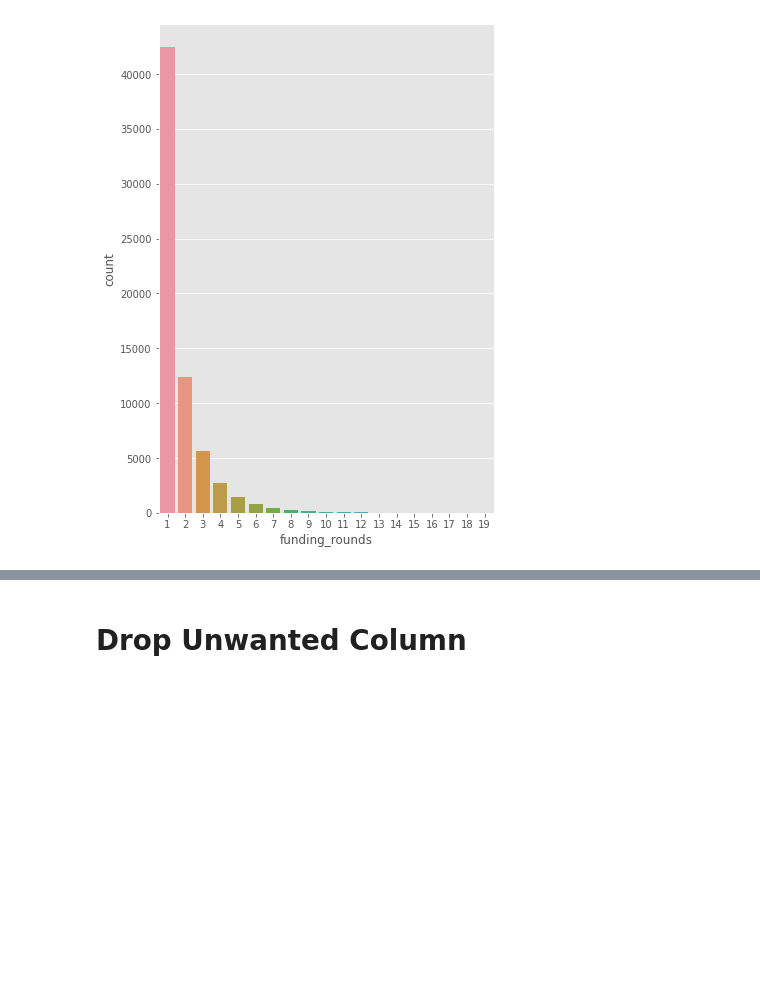
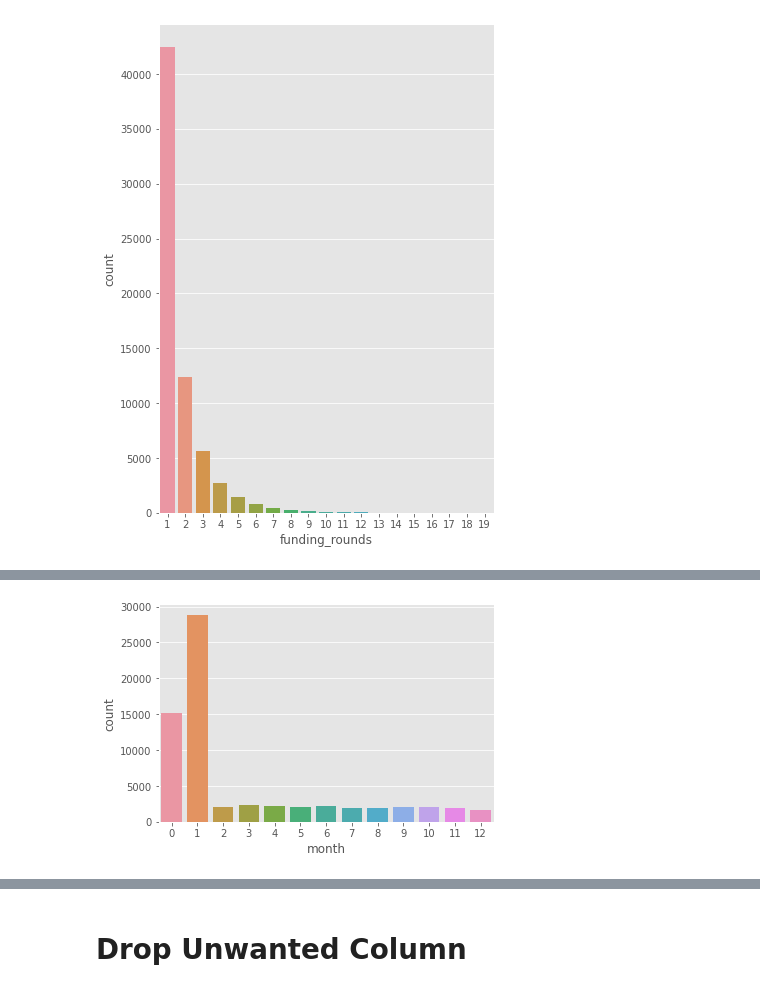
Before and after one commit to Sambhaji6529/Company_EDA-Project, a Jupyter notebook: Company_EDA.ipynb, the cells around one changed output, grey strips where cells are left out. Cells and saved outputs as stored; diff of their text form; code cells hidden in the pictures; blank space fills up the shorter version.

```diff
--- a/Company_EDA.ipynb
+++ b/Company_EDA.ipynb
@@ -295,0 +365,12 @@ df
+# %%
+#To convert data type int to float
+df=df.fillna(0)
+df['day']=df['day'].astype(int)
+# %%
+#To convert data type int to float
+df=df.fillna(0)
+df['month']=df['month'].astype(int)
+# %%
+#To convert data type int to float
+df=df.fillna(0)
+df['year']=df['year'].astype(int)
@@ -326,0 +421,5 @@ Requirement already satisfied: tenacity>=6.2.0 in /usr/local/lib/python3.8/dist-
+# %%
+sns.countplot(x='month',data=df)
+plt.show()
+# %% [output]
+[figure, added]
```
Also changed, not shown: parts of 28 cells of this notebook.
